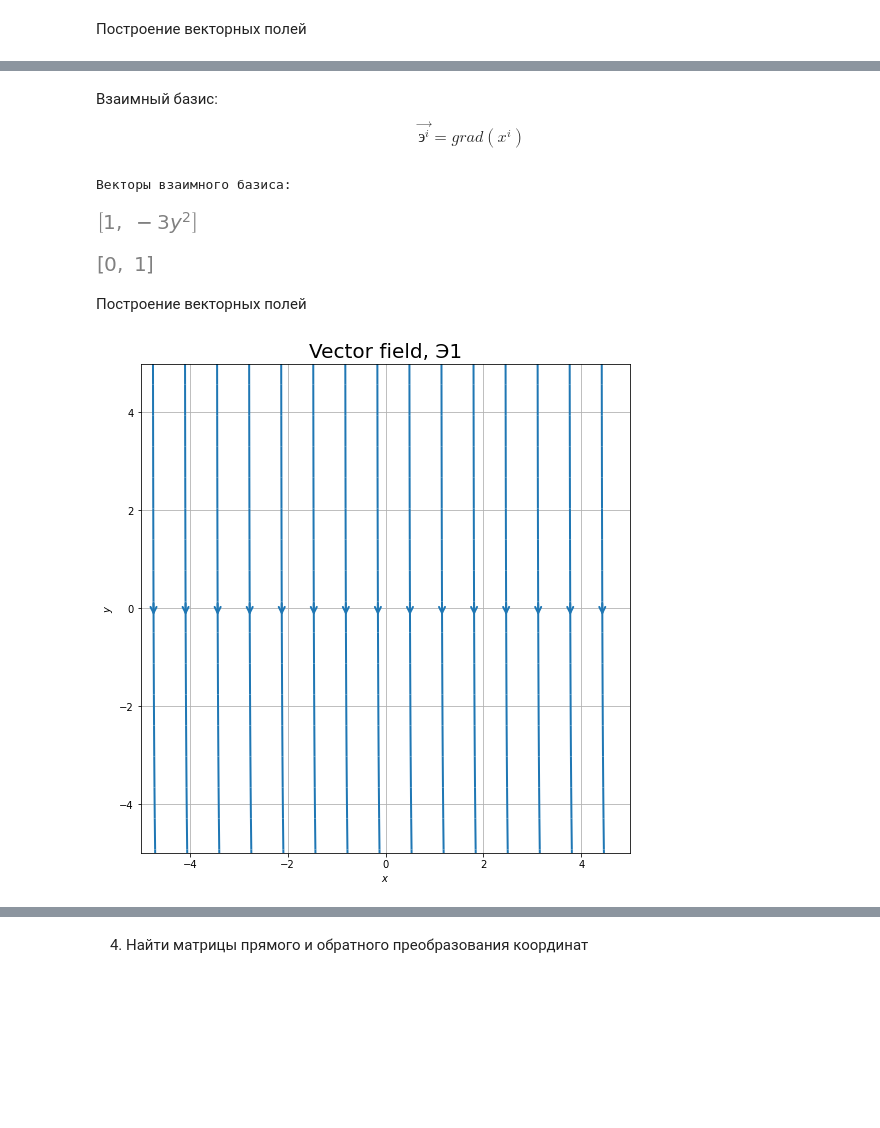
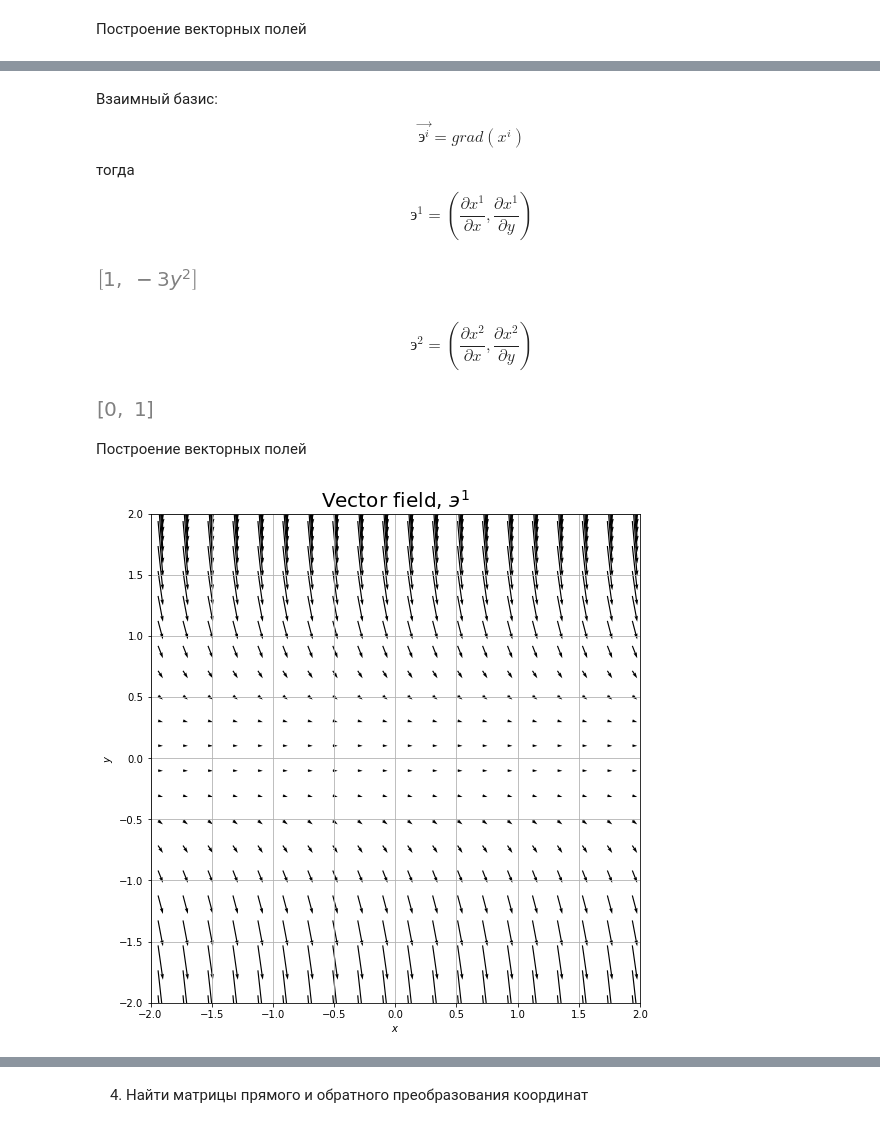
Before and after one commit to SavchukDI/MAI, a Jupyter notebook: course_projects/MAI KP Tensor.ipynb, the cells around one changed output, grey strips where cells are left out. Drawn from its saved outputs; the diff is of its cells as text; code cells hidden in the pictures; blank space fills up the shorter version.

```diff
--- a/course_projects/MAI KP Tensor.ipynb
+++ b/course_projects/MAI KP Tensor.ipynb
@@ -146,45 +152,40 @@ plt.show()
 # %% [markdown]
 Взаимный базис:<br>
 $$\overrightarrow{э^i} = grad(x^i)$$
+тогда
+$$э^1 = \left(\frac{\partial x^1}{\partial x}, \frac{\partial x^1}{\partial y}\right)$$
 # %%
-Э1 = [sp.diff(Q[0][0], x), sp.diff(Q[0][0], y)]
-Э2 = [sp.diff(Q[0][1], x), sp.diff(Q[0][1], y)]
-
-print('Векторы взаимного базиса:')
-display(Э1, Э2)
+E1 = [sp.diff(Q[0][0], x), sp.diff(Q[0][0], y)]
+display(E1)
 # %% [output]
-Векторы взаимного базиса:
 [figure]
-[figure, removed]
+# %% [markdown]
+$$э^2 = \left(\frac{\partial x^2}{\partial x}, \frac{\partial x^2}{\partial y}\right)$$
+# %%
+E2 = [sp.diff(Q[0][1], x), sp.diff(Q[0][1], y)]
+display(E2)
+# %% [output]
+[figure, added]
 # %% [markdown]
 Построение векторных полей
 # %%
-grid_x, grid_y = np.meshgrid(np.arange(-10, 10, 1), np.arange(-10, 10, 1))
+grid_x, grid_y = np.meshgrid(np.linspace(-5,5,50),np.linspace(-5,5,50))
 
-x_shape = grid_x.shape
-
-U = np.zeros(x_shape)
-V = np.zeros(x_shape)
-
-for i in range(x_shape[0]):
-    for j in range(x_shape[1]):
-        U[i,j] = Э1[0].subs([(y, i), (x, j)])
-        V[i,j] = Э1[1].subs([(y, i), (x, j)])
+U = int(E1[0])
+V = -3 * grid_y**2
 
 fig = plt.figure(figsize=(9, 9))
 ax = fig.add_subplot(111)
-#q = ax.quiver(grid_x, grid_y, U, V, units='xy' ,scale=2, color='black')
-q = ax.streamplot(grid_x, grid_y, U, V, linewidth=2, cmap=plt.cm.inferno,
-              density=1, arrowstyle='->', arrowsize=1.5)
+plt.quiver(grid_x, grid_y, U, V, scale=100, color='black')
 
 ax.set_aspect('equal')
 ax.set_xlabel('$x$')
 ax.set_ylabel('$y$')
-plt.xlim(-5,5)
-plt.ylim(-5,5)
-plt.title('Vector field, Э1',fontsize=20)
+plt.xlim(-2,2)
+plt.ylim(-2,2)
+plt.title('Vector field, $э^1$',fontsize=20)
 plt.grid()
 plt.show()
 # %% [output]
-[figure, old version]
+[figure, new version]
 # %%
```
Also changed, not shown: parts of 78 cells of this notebook.
